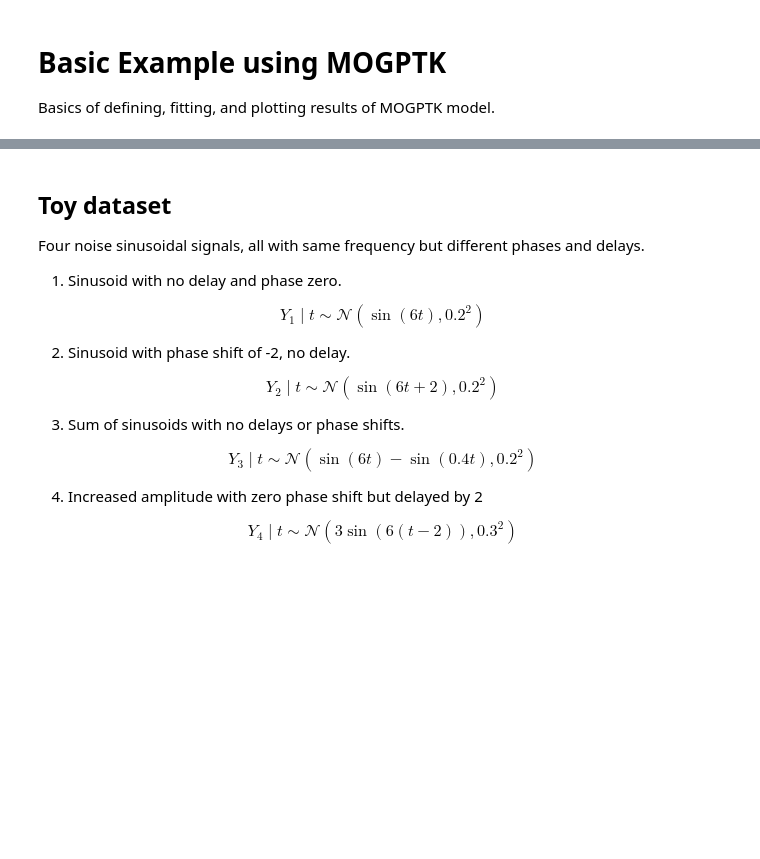
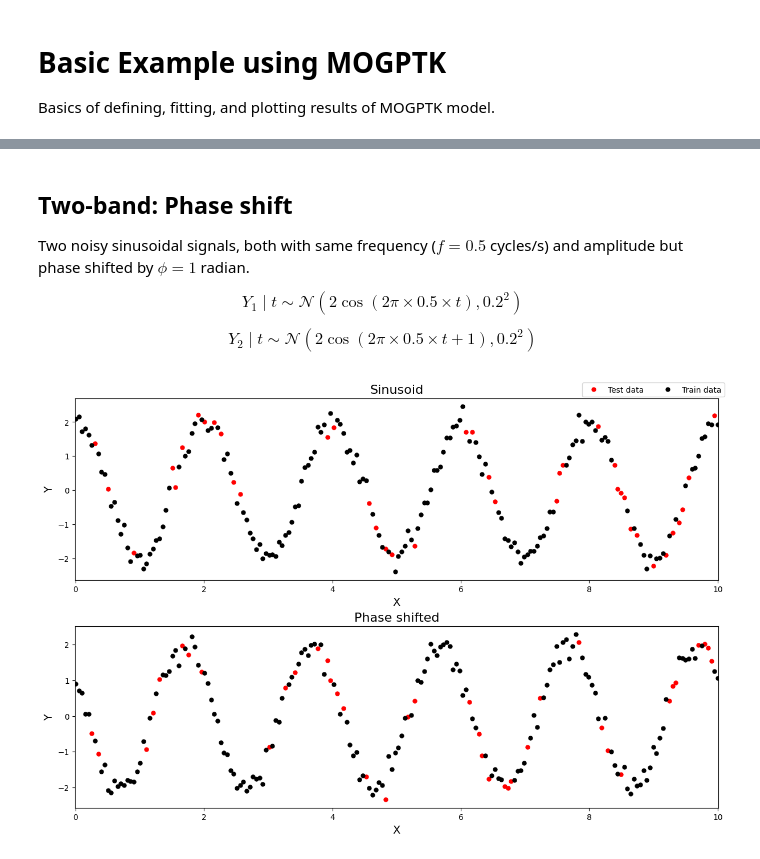
Before and after one commit to shihchingfu/mogptk-examples, a Jupyter notebook: 00-quick-start.ipynb, the cells around one changed output, grey strips where cells are left out. Saved outputs shown, nothing was run; the diff lists cells and outputs as text; code cells hidden in the pictures; blank space fills up the shorter version.

Commit message:
Simpler two band example with phase shift

```diff
--- a/00-quick-start.ipynb
+++ b/00-quick-start.ipynb
@@ -11,20 +20,30 @@ torch.manual_seed(1);
 # %% [markdown]
-## Toy dataset
+## Two-band: Phase shift
 
-Four noise sinusoidal signals, all with same frequency but different phases and delays.
+Two noisy sinusoidal signals, both with same frequency ($f = 0.5$ cycles/s) and amplitude but phase shifted by $\phi = 1$ radian.
 
-1. Sinusoid with no delay and phase zero.
+$$Y_1 \mid t \sim \mathcal{N}\left(2 \cos(2\pi \times 0.5 \times t), 0.2^2\right)$$
 
-$$Y_1 \mid t \sim \mathcal{N}\left(\sin(6t), 0.2^2\right)$$
-
-2. Sinusoid with phase shift of -2, no delay.
-
-$$Y_2 \mid t \sim \mathcal{N}\left(\sin(6t + 2), 0.2^2\right)$$
-
-3. Sum of sinusoids with no delays or phase shifts.
-
-$$Y_3 \mid t \sim \mathcal{N}\left(\sin(6t) - \sin(0.4t), 0.2^2\right)$$
-
-4. Increased amplitude with zero phase shift but delayed by 2
-
-$$Y_4 \mid t \sim \mathcal{N}\left(3\sin(6(t-2)), 0.3^2\right)$$
+$$Y_2 \mid t \sim \mathcal{N}\left(2 \cos(2\pi \times 0.5 \times t + 1), 0.2^2\right)$$
+# %%
+n_points = 200
+frequency = 0.5 # cycles/s
+amplitude = 2.0
+phase_shift = 1 # radians
+
+t = np.linspace(0.0, 10.0, n_points) # seconds
+
+y1 = amplitude * np.cos(2*np.pi * frequency * t) + 0.2*np.random.normal(size=len(t))
+y2 = amplitude * np.cos(2*np.pi * frequency * t + phase_shift) + 0.2*np.random.normal(size=len(t))
+
+dataset1 = mogptk.DataSet(
+    mogptk.Data(t, y1, name='Sinusoid'),
+    mogptk.Data(t, y2, name='Phase shifted')
+)
+
+for data in dataset1:
+    data.remove_randomly(pct=0.2)
+
+dataset1.plot();
+# %% [output]
+[figure, added]
```
Also changed, not shown: parts of 21 cells of this notebook.
